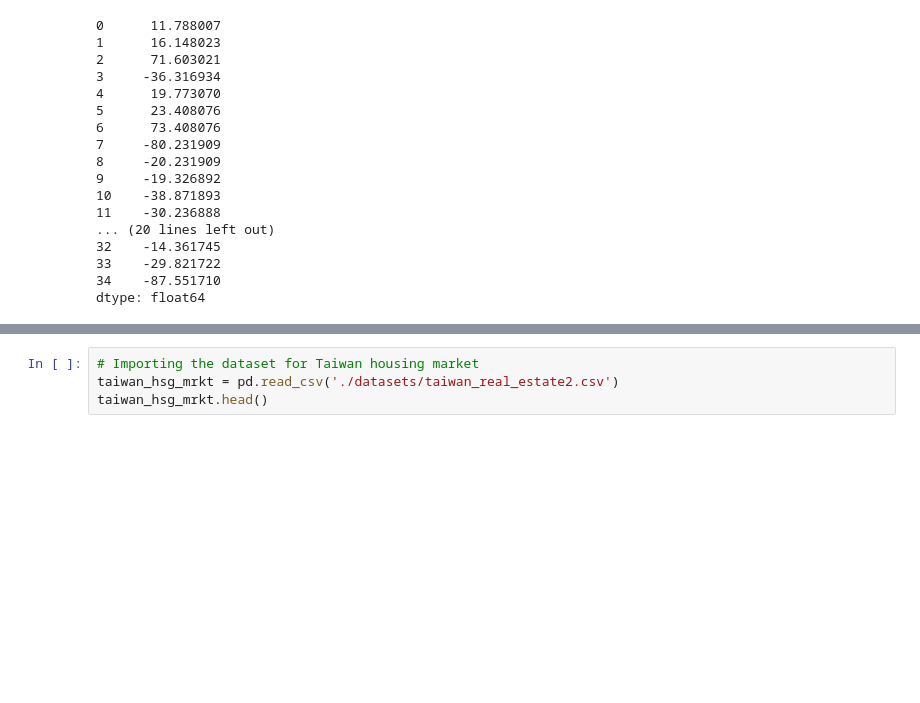
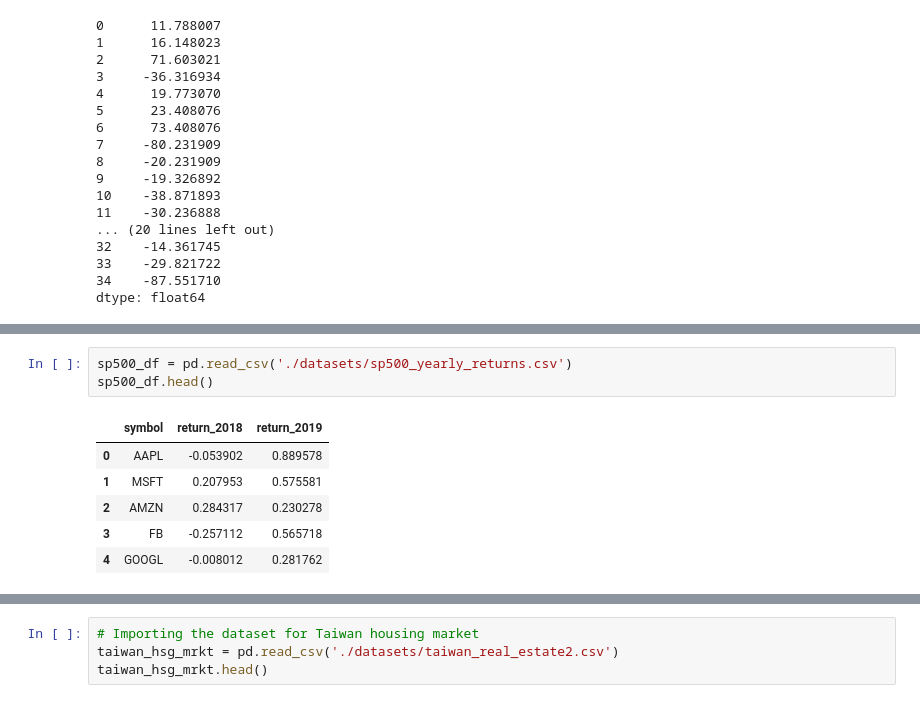
Before and after one commit to abhijeet-bhambere/python-ml-trail, a Jupyter notebook: regression-basics.ipynb, the cells around one changed output, grey strips where cells are left out. Cells and saved outputs as stored; diff of their text form; blank space fills up the shorter version.

```diff
--- a/regression-basics.ipynb
+++ b/regression-basics.ipynb
@@ -396,0 +404,10 @@ If you are running a regression model and you see a massive spike or drop in you
+# %%
+sp500_df = pd.read_csv('./datasets/sp500_yearly_returns.csv')
+sp500_df.head()
+# %% [output]
+|  | symbol | return_2018 | return_2019 |
+| 0 | AAPL | -0.053902 | 0.889578 |
+| 1 | MSFT | 0.207953 | 0.575581 |
+| 2 | AMZN | 0.284317 | 0.230278 |
+| 3 | FB | -0.257112 | 0.565718 |
+| 4 | GOOGL | -0.008012 | 0.281762 |
```
Also changed, not shown: parts of 15 cells of this notebook.
